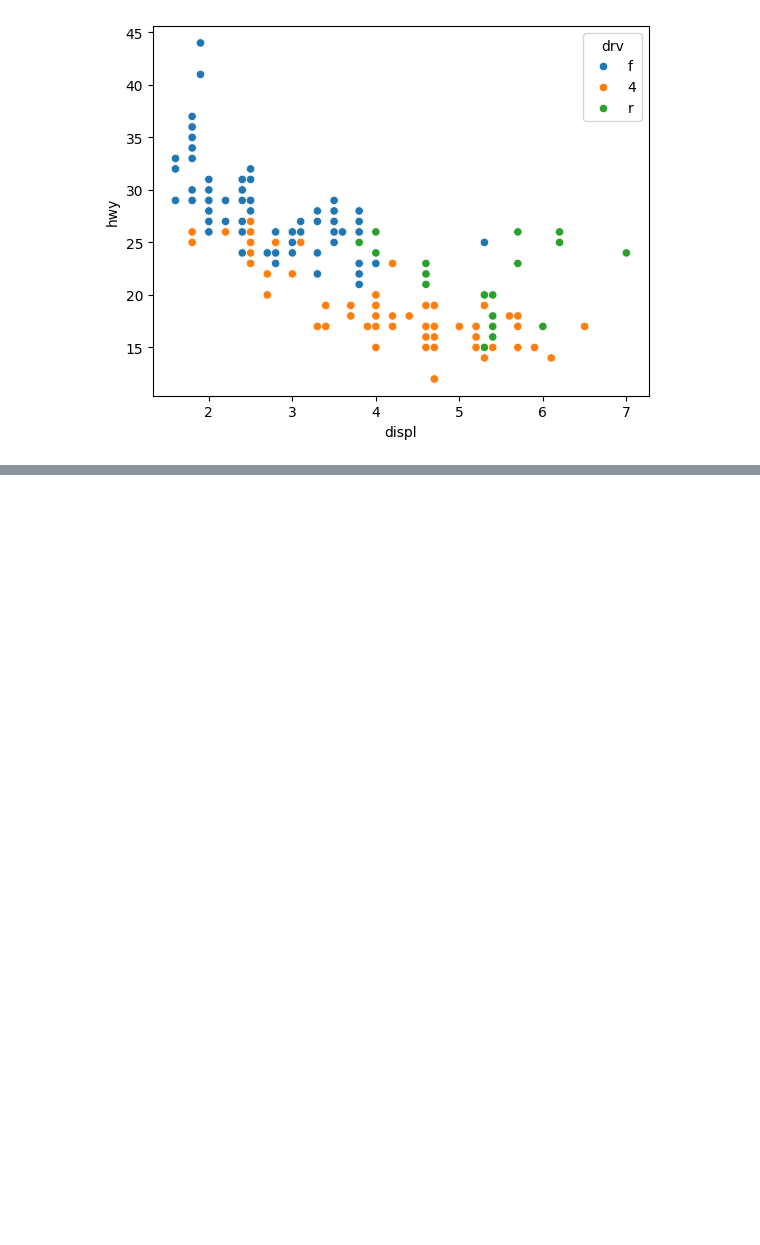
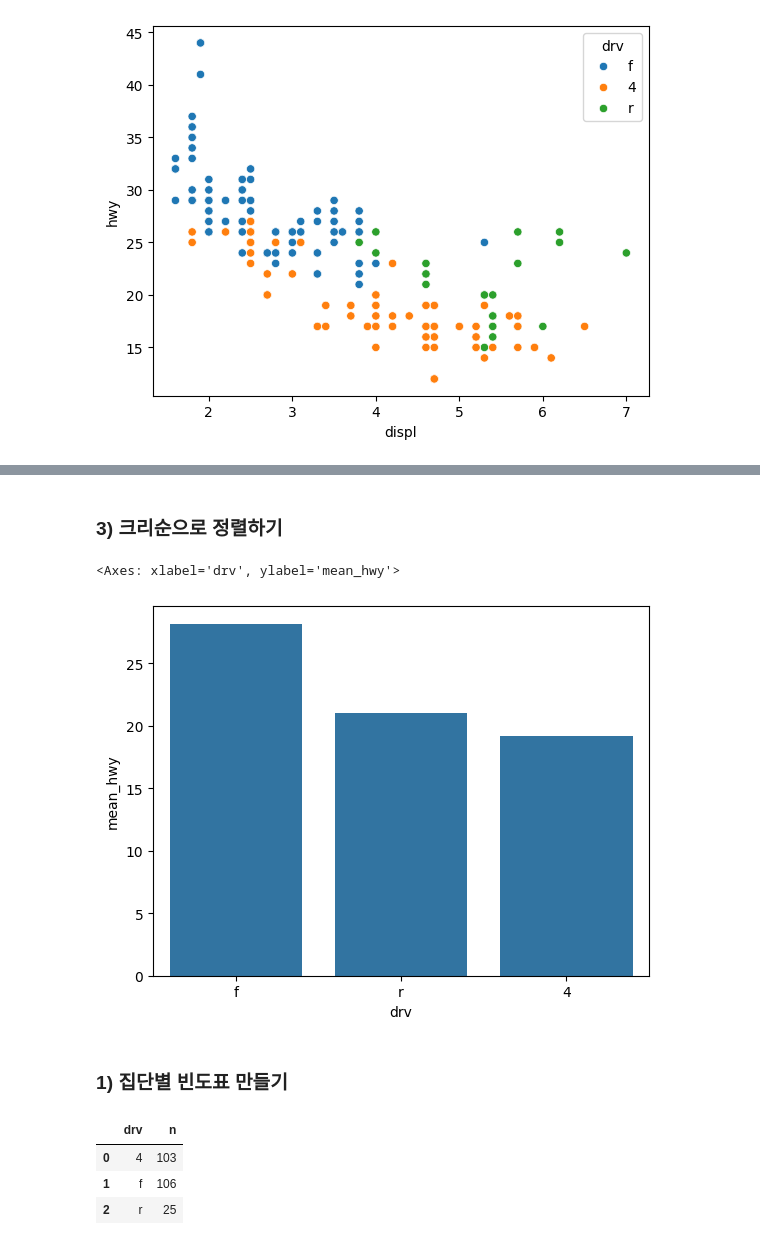
Before and after one commit to Likelion-at-SMWU-13th/HaJiMin, a Jupyter notebook: part2-1/graph1.ipynb, the cells around one changed output, grey strips where cells are left out. Drawn from its saved outputs; the diff is of its cells as text; code cells hidden in the pictures; blank space fills up the shorter version.

```diff
--- a/part2-1/graph1.ipynb
+++ b/part2-1/graph1.ipynb
@@ -37,0 +57,22 @@ sns.scatterplot(data = mpg, x= 'displ', y= 'hwy', hue='drv')
+# %% [markdown]
+### 3) 크리순으로 정렬하기
+# %%
+df_mpg = df_mpg.sort_values('mean_hwy', ascending=False)
+
+sns.barplot(data=df_mpg, x='drv', y='mean_hwy')
+# %% [output]
+<Axes: xlabel='drv', ylabel='mean_hwy'>
+[figure, added]
+# %% [markdown]
+### 1) 집단별 빈도표 만들기
+# %%
+# 구동 방식 별 빈도를 담은 빈도표 만들기
+df_mpg = mpg.groupby('drv', as_index=False)\
+    .agg(n=('drv', 'count'))
+
+df_mpg
+# %% [output]
+|  | drv | n |
+| 0 | 4 | 103 |
+| 1 | f | 106 |
+| 2 | r | 25 |
```
Also changed, not shown: parts of 10 cells of this notebook.
